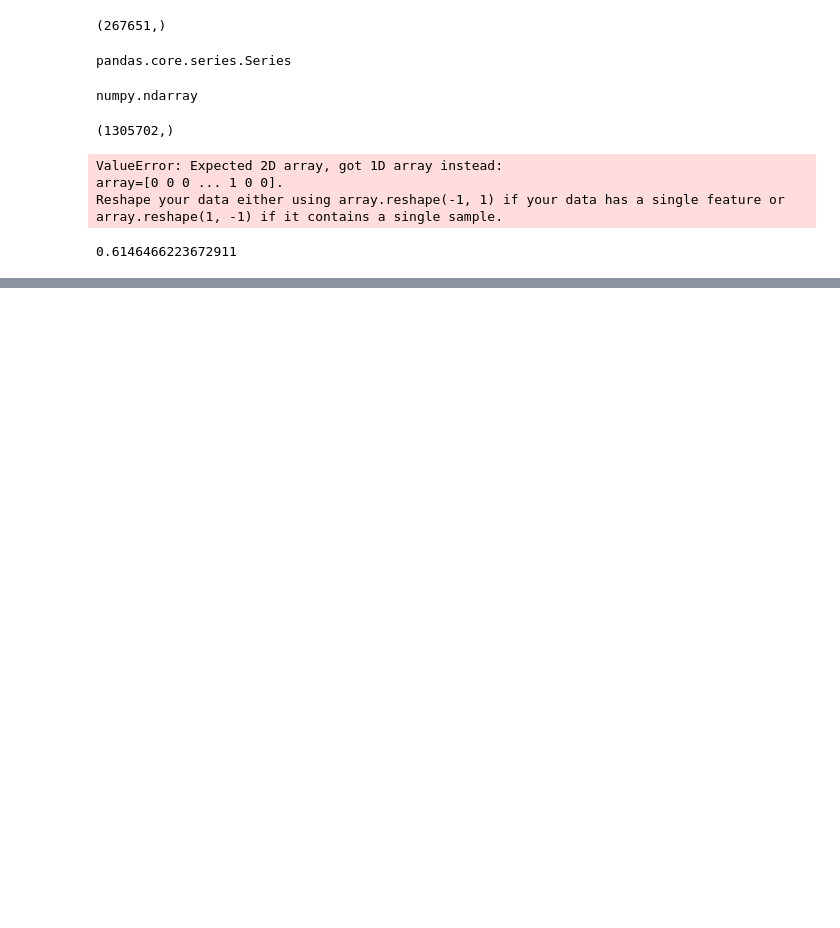
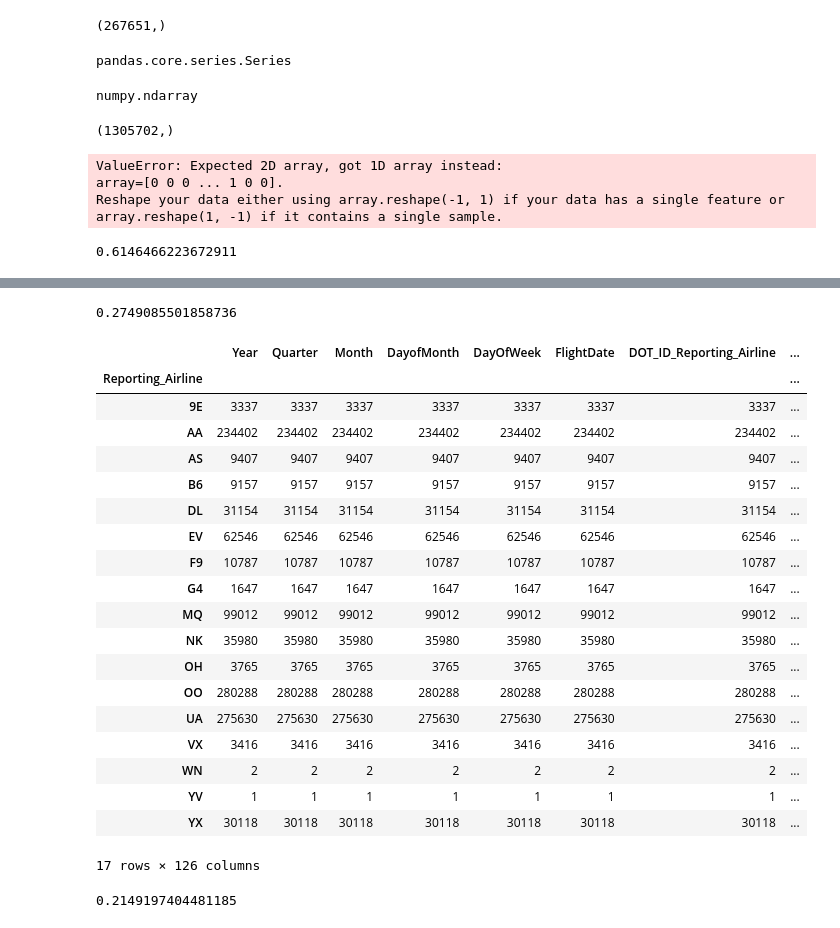
Before and after one commit to ChicagoDev/Flight-Delay-Classification, a Jupyter notebook: notebooks/Fetch Matrix from Server.ipynb, the cells around one changed output, grey strips where cells are left out. Cells and saved outputs as stored; diff of their text form; code cells hidden in the pictures; blank space fills up the shorter version.

```diff
--- a/notebooks/Fetch Matrix from Server.ipynb
+++ b/notebooks/Fetch Matrix from Server.ipynb
@@ -13,7 +13,7 @@ connection_string = f'postgres://{username}:{params["host"]}@{params["host"]}:{p
 # %%
 engine = create_engine(connection_string)
 # %%
-db = pd.read_sql_query('select * from ord_all', engine)
+db = pd.read_sql_query('select * from ord_w_wthr', engine)
 # %%
 db.shape
 # %% [output]
@@ -135,0 +363,31 @@ roc_auc_score(y_tst, logr.predict(X_tst_scld))
+# %%
+231095/840625
+# %% [output]
+0.2749085501858736
+# %%
+db.groupby(db.Reporting_Airline).count()
+# %% [output]
+|  | Year | Quarter | Month | DayofMonth | DayOfWeek | FlightDate | DOT_ID_Reporting_Airline | ... |
+| Reporting_Airline |  |  |  |  |  |  |  | ... |
+| 9E | 3337 | 3337 | 3337 | 3337 | 3337 | 3337 | 3337 | ... |
+| AA | 234402 | 234402 | 234402 | 234402 | 234402 | 234402 | 234402 | ... |
+| AS | 9407 | 9407 | 9407 | 9407 | 9407 | 9407 | 9407 | ... |
+| B6 | 9157 | 9157 | 9157 | 9157 | 9157 | 9157 | 9157 | ... |
+| DL | 31154 | 31154 | 31154 | 31154 | 31154 | 31154 | 31154 | ... |
+| EV | 62546 | 62546 | 62546 | 62546 | 62546 | 62546 | 62546 | ... |
+| F9 | 10787 | 10787 | 10787 | 10787 | 10787 | 10787 | 10787 | ... |
+| G4 | 1647 | 1647 | 1647 | 1647 | 1647 | 1647 | 1647 | ... |
+| MQ | 99012 | 99012 | 99012 | 99012 | 99012 | 99012 | 99012 | ... |
+| NK | 35980 | 35980 | 35980 | 35980 | 35980 | 35980 | 35980 | ... |
+| OH | 3765 | 3765 | 3765 | 3765 | 3765 | 3765 | 3765 | ... |
+| OO | 280288 | 280288 | 280288 | 280288 | 280288 | 280288 | 280288 | ... |
+| UA | 275630 | 275630 | 275630 | 275630 | 275630 | 275630 | 275630 | ... |
+| VX | 3416 | 3416 | 3416 | 3416 | 3416 | 3416 | 3416 | ... |
+| WN | 2 | 2 | 2 | 2 | 2 | 2 | 2 | ... |
+| YV | 1 | 1 | 1 | 1 | 1 | 1 | 1 | ... |
+| YX | 30118 | 30118 | 30118 | 30118 | 30118 | 30118 | 30118 | ... |
+17 rows × 126 columns
+# %%
+234402 / 1090649
+# %% [output]
+0.2149197404481185
```
Also changed, not shown: parts of 52 cells of this notebook, 3 other files.
